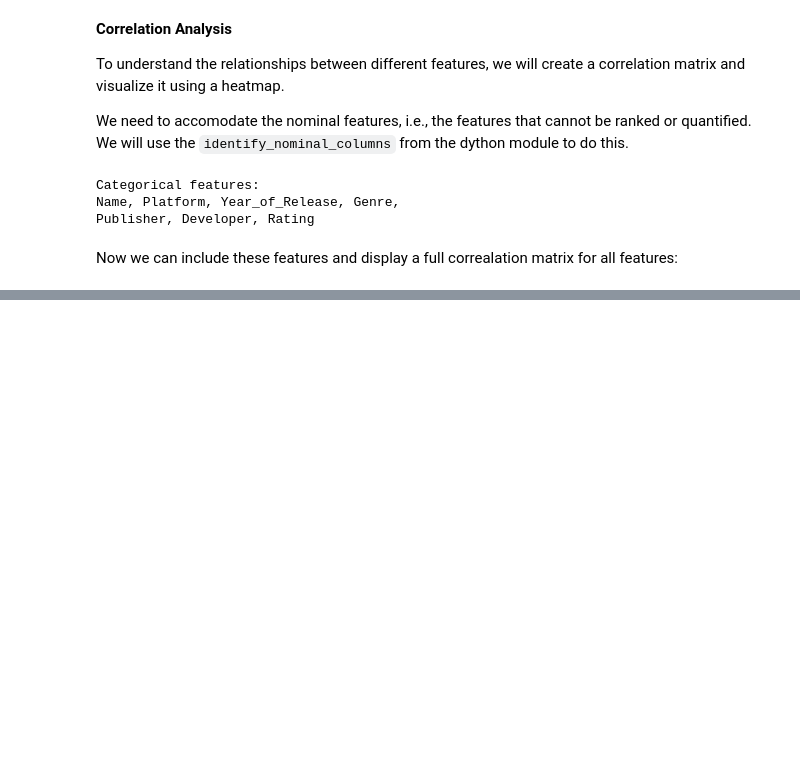
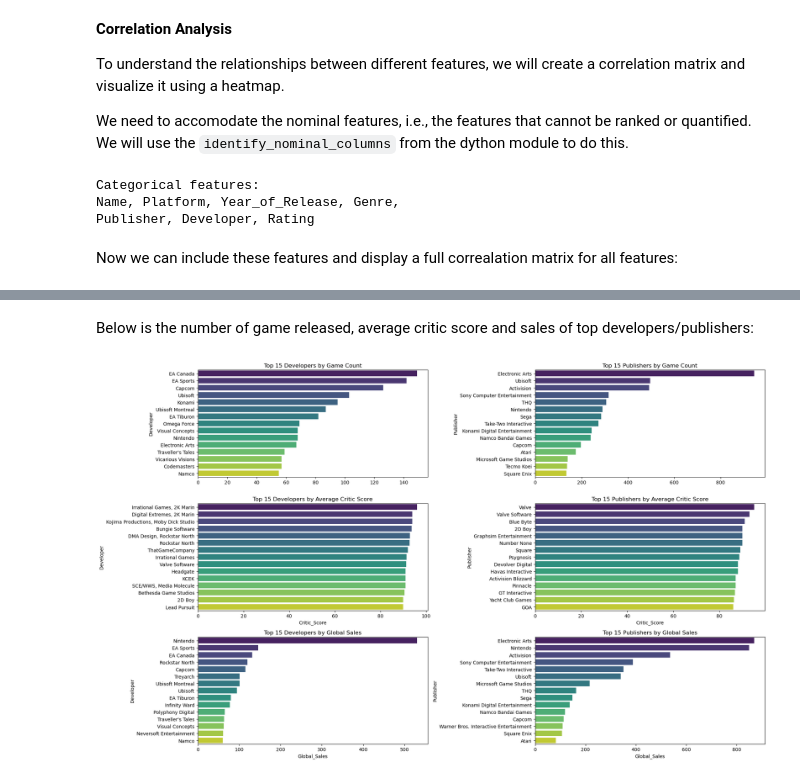
Before and after one commit to ynmu/csca5632-final-game-recommender, a Jupyter notebook: submission.ipynb, the cells around one changed output, grey strips where cells are left out. Drawn from its saved outputs; the diff is of its cells as text; code cells hidden in the pictures; blank space fills up the shorter version.

```diff
--- a/submission.ipynb
+++ b/submission.ipynb
@@ -296,0 +355,36 @@ Next, we apply one-hot encoding to the categorical features to convert them into
+# %% [markdown]
+Below is the number of game released, average critic score and sales of top developers/publishers:
+# %%
+fig, axs = plt.subplots(3, 2, figsize=(20, 12))
+
+# Top 15 Developers and Publishers by Game Count
+top_15_developers = data['Developer'].value_counts().nlargest(15)
+sns.barplot(x=top_15_developers.values, y=top_15_developers.index, palette='viridis', ax=axs[0, 0], hue=top_15_developers.index)
+axs[0, 0].set_title('Top 15 Developers by Game Count')
+
+top_15_publishers = data['Publisher'].value_counts().nlargest(15)
+sns.barplot(x=top_15_publishers.values, y=top_15_publishers.index, palette='viridis', ax=axs[0, 1], hue=top_15_publishers.index)
+axs[0, 1].set_title('Top 15 Publishers by Game Count')
+
+# Top 15 Developers and Publishers by Average Critic Score
+top_15_developers_score = data.groupby('Developer')['Critic_Score'].mean().nlargest(15).reset_index()
+sns.barplot(x='Critic_Score', y='Developer', data=top_15_developers_score, palette='viridis', ax=axs[1, 0], hue='Developer')
+axs[1, 0].set_title('Top 15 Developers by Average Critic Score')
+
+top_15_publishers_score = data.groupby('Publisher')['Critic_Score'].mean().nlargest(15).reset_index()
+sns.barplot(x='Critic_Score', y='Publisher', data=top_15_publishers_score, palette='viridis', ax=axs[1, 1], hue='Publisher')
+axs[1, 1].set_title('Top 15 Publishers by Average Critic Score')
+
+# Top 15 Developers and Publishers by Global Sales
+top_15_developers_sales = data.groupby('Developer')['Global_Sales'].sum().nlargest(15).reset_index()
+sns.barplot(x='Global_Sales', y='Developer', data=top_15_developers_sales, palette='viridis', ax=axs[2, 0], hue='Developer')
+axs[2, 0].set_title('Top 15 Developers by Global Sales')
+
+top_15_publishers_sales = data.groupby('Publisher')['Global_Sales'].sum().nlargest(15).reset_index()
+sns.barplot(x='Global_Sales', y='Publisher', data=top_15_publishers_sales, palette='viridis', ax=axs[2, 1], hue='Publisher')
+axs[2, 1].set_title('Top 15 Publishers by Global Sales')
+
+plt.tight_layout()
+plt.show()
+# %% [output]
+[figure, added]
```
Also changed, not shown: parts of 36 cells of this notebook.
